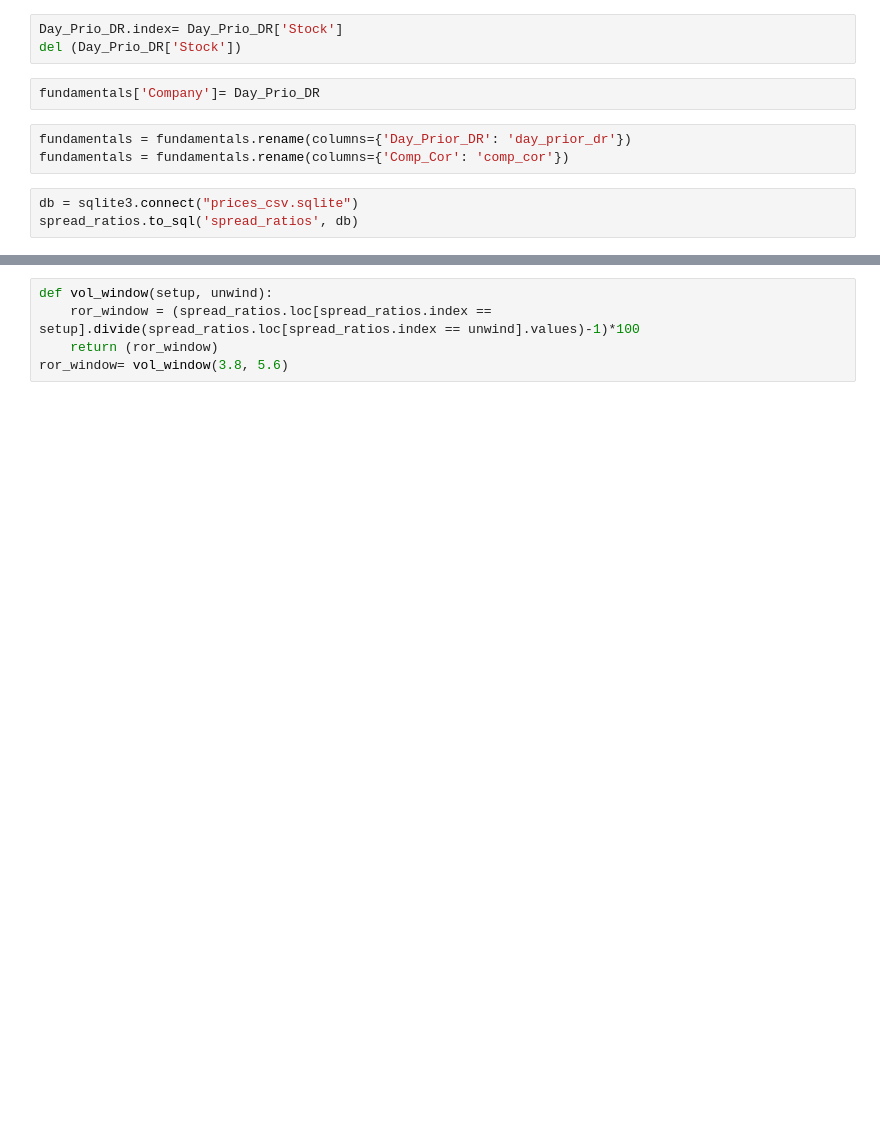
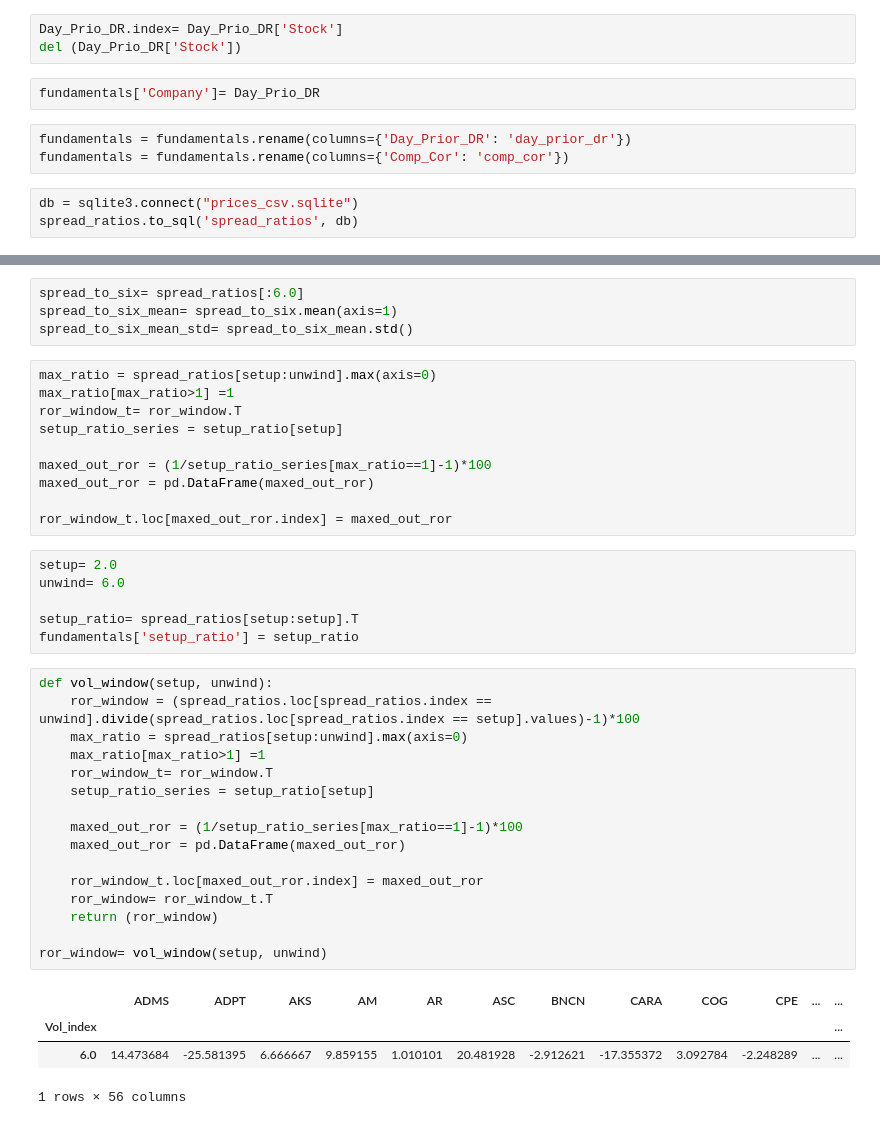
Before and after one commit to dancardella/K2-Curriculum, a Jupyter notebook: CURRICULUM/Regression/Regression_Project.ipynb, the cells around one changed output, grey strips where cells are left out. Cells and saved outputs as stored; diff of their text form; blank space fills up the shorter version.

```diff
--- a/CURRICULUM/Regression/Regression_Project.ipynb
+++ b/CURRICULUM/Regression/Regression_Project.ipynb
@@ -349,5 +264,41 @@ plt.plot(spread_ratios.mean(axis=1))
+# %%
+spread_to_six= spread_ratios[:6.0]
+spread_to_six_mean= spread_to_six.mean(axis=1)
+spread_to_six_mean_std= spread_to_six_mean.std()
+# %%
+max_ratio = spread_ratios[setup:unwind].max(axis=0)
+max_ratio[max_ratio>1] =1
+ror_window_t= ror_window.T
+setup_ratio_series = setup_ratio[setup]
+
+maxed_out_ror = (1/setup_ratio_series[max_ratio==1]-1)*100
+maxed_out_ror = pd.DataFrame(maxed_out_ror)
+
+ror_window_t.loc[maxed_out_ror.index] = maxed_out_ror
+# %%
+setup= 2.0
+unwind= 6.0
+
+setup_ratio= spread_ratios[setup:setup].T
+fundamentals['setup_ratio'] = setup_ratio
 # %%
 def vol_window(setup, unwind):
-    ror_window = (spread_ratios.loc[spread_ratios.index == setup].divide(spread_ratios.loc[spread_ratios.index == unwind].values)-1)*100
+    ror_window = (spread_ratios.loc[spread_ratios.index == unwind].divide(spread_ratios.loc[spread_ratios.index == setup].values)-1)*100
+    max_ratio = spread_ratios[setup:unwind].max(axis=0)
+    max_ratio[max_ratio>1] =1
+    ror_window_t= ror_window.T
+    setup_ratio_series = setup_ratio[setup]
+
+    maxed_out_ror = (1/setup_ratio_series[max_ratio==1]-1)*100
+    maxed_out_ror = pd.DataFrame(maxed_out_ror)
+
+    ror_window_t.loc[maxed_out_ror.index] = maxed_out_ror
+    ror_window= ror_window_t.T
     return (ror_window)
-ror_window= vol_window(3.8, 5.6)
+
+ror_window= vol_window(setup, unwind)
+# %% [output]
+|  | ADMS | ADPT | AKS | AM | AR | ASC | BNCN | CARA | COG | CPE | ... | ... |
+| Vol_index |  |  |  |  |  |  |  |  |  |  |  | ... |
+| 6.0 | 14.473684 | -25.581395 | 6.666667 | 9.859155 | 1.010101 | 20.481928 | -2.912621 | -17.355372 | 3.092784 | -2.248289 | ... | ... |
+1 rows × 56 columns
```
Also changed, not shown: parts of 34 cells of this notebook.
